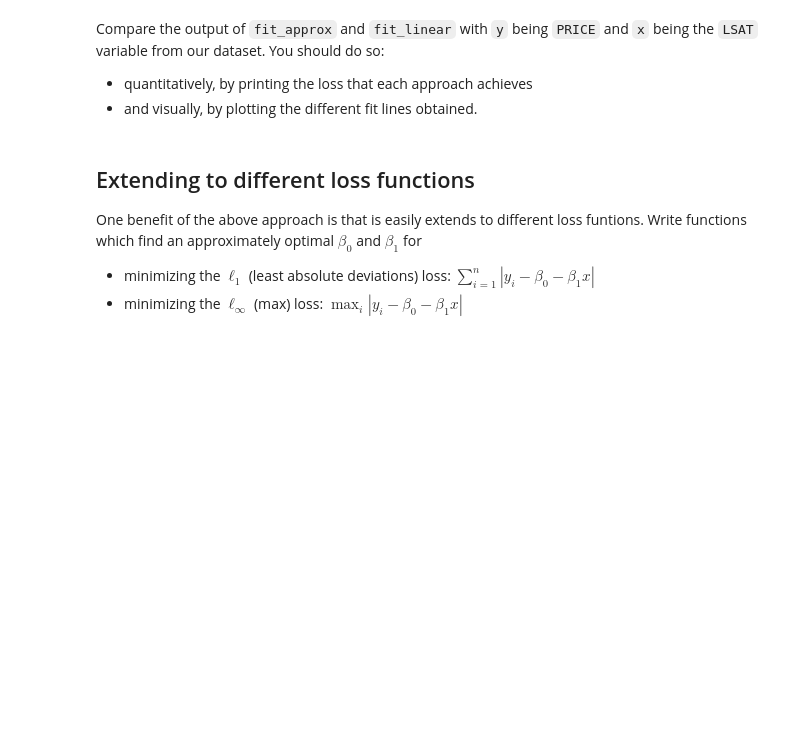
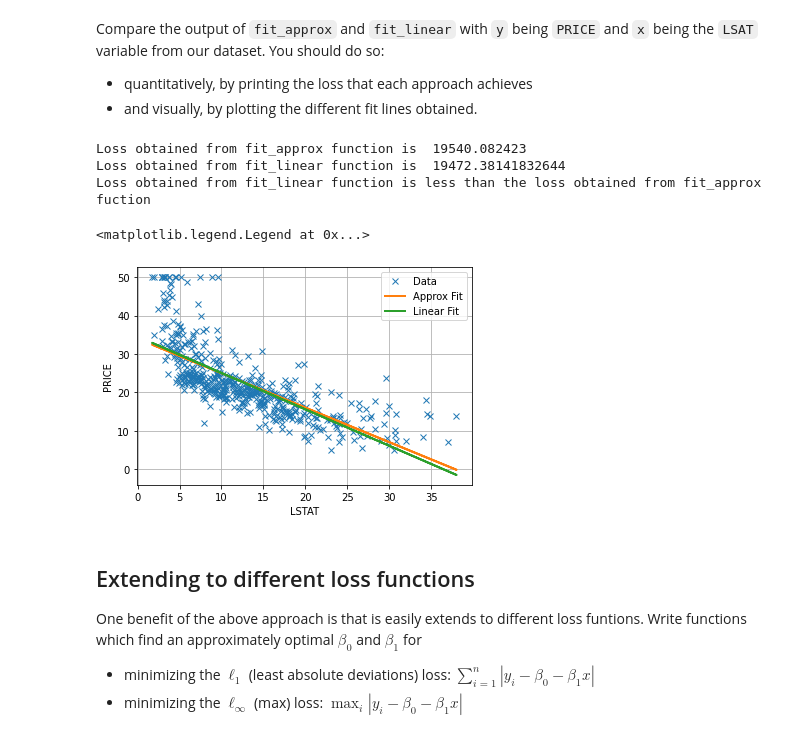
Before and after one commit to pragnavi/Explorations-in-Machine-Learning-A-Notebook-Series, a Jupyter notebook: MLFall22_Lab_1.ipynb, the cells around one changed output. Cells and saved outputs as stored; diff of their text form; code cells hidden in the pictures; blank space fills up the shorter version.

Commit message:
Comparison of linear and approx fit module added

```diff
--- a/MLFall22_Lab_1.ipynb
+++ b/MLFall22_Lab_1.ipynb
@@ -114,8 +113,8 @@ def fit_linear(x,y):
     syy = np.mean((y-ym)**2)
     beta1 = syx/sxx
     beta0 = ym - (beta1*xm)
-    ypred = beta0+(beta1*x)
-    loss = np.sum((y-ypred)**2)
+    yp = beta0+(beta1*x)
+    loss = np.sum((y-yp)**2)
     return beta0, beta1, loss
 # %% [markdown]
 Using the function `fit_linear` above, print the values `beta0`, `beta1` and `loss` for the linear model of price vs. number of rooms.
@@ -126,0 +121,6 @@ print(fit_linear(x,y))
+# %%
+# TODO
+fit_linear(x,y)
+print("beta0 = ", fit_linear(x,y)[0])
+print("beta1 = ", fit_linear(x,y)[1])
+print("loss = ", fit_linear(x,y)[2])
@@ -130,9 +134,9 @@ Replot the scatter plot above, but now with the regression line.  You can create
 # TODO
 beta0 = fit_linear(x,y)[0]
 beta1 = fit_linear(x,y)[1]
-ypred = beta0+(beta1*x)
+yp = beta0+(beta1*x)
 plt.plot(x,y,'x')
-plt.plot(x,ypred,'-',linewidth=2)
+plt.plot(x,yp,'-',linewidth=2)
 plt.xlabel('RM')
 plt.ylabel('PRICE')
 plt.grid(True)
@@ -221,6 +236,26 @@ fit_approx(x,y)
 Compare the output of `fit_approx` and `fit_linear` with `y` being `PRICE` and `x` being the `LSAT` variable from our dataset. You should do so:
 * quantitatively, by printing the loss that each approach achieves
 * and visually, by plotting the different fit lines obtained.
+# %%
+x = df['LSTAT'].values
+print("Loss obtained from fit_approx function is ", fit_approx(x,y)[2])
+print("Loss obtained from fit_linear function is ", fit_linear(x,y)[2])
+print("Loss obtained from fit_linear function is less than the loss obtained from fit_approx fuction")
+ypred = fit_approx(x,y)[0]+(fit_approx(x,y)[1]*x)
+ypred1 = fit_linear(x,y)[0]+(fit_linear(x,y)[1]*x)
+plt.plot(x,y,'x')
+plt.plot(x,ypred,'-',linewidth=2)
+plt.plot(x,ypred1,'-',linewidth=2)
+plt.xlabel('LSTAT')
+plt.ylabel('PRICE')
+plt.grid(True)
+plt.legend(['Data', 'Approx Fit', 'Linear Fit'])
+# %% [output]
+Loss obtained from fit_approx function is  19540.082423
+Loss obtained from fit_linear function is  19472.38141832644
+Loss obtained from fit_linear function is less than the loss obtained from fit_approx fuction
+<matplotlib.legend.Legend at 0x...>
+[figure, added]
 # %% [markdown]
 ## Extending to different loss functions
 
```
Also changed, not shown: parts of 9 cells of this notebook.
